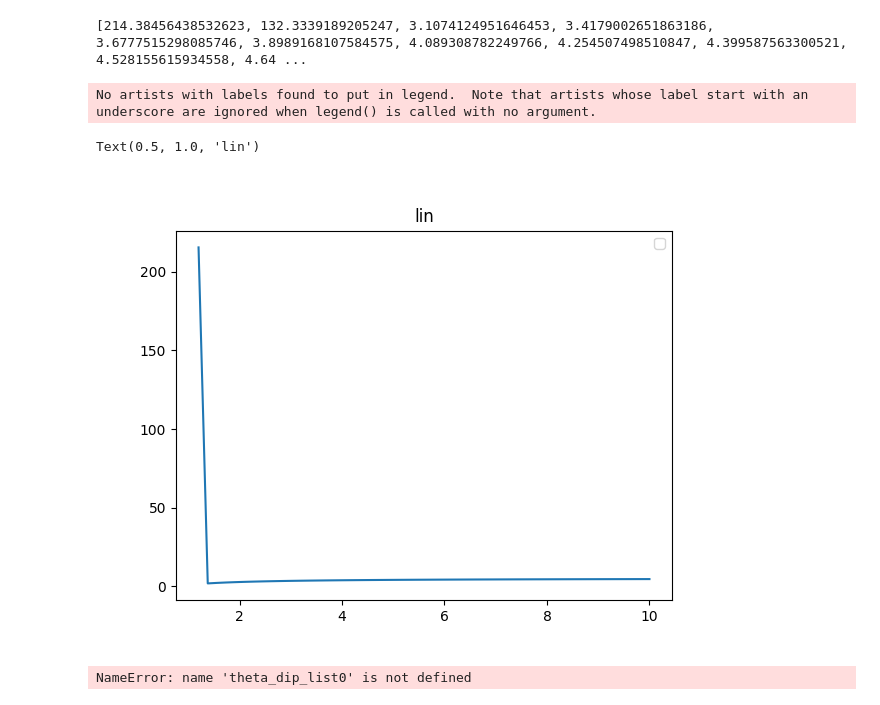
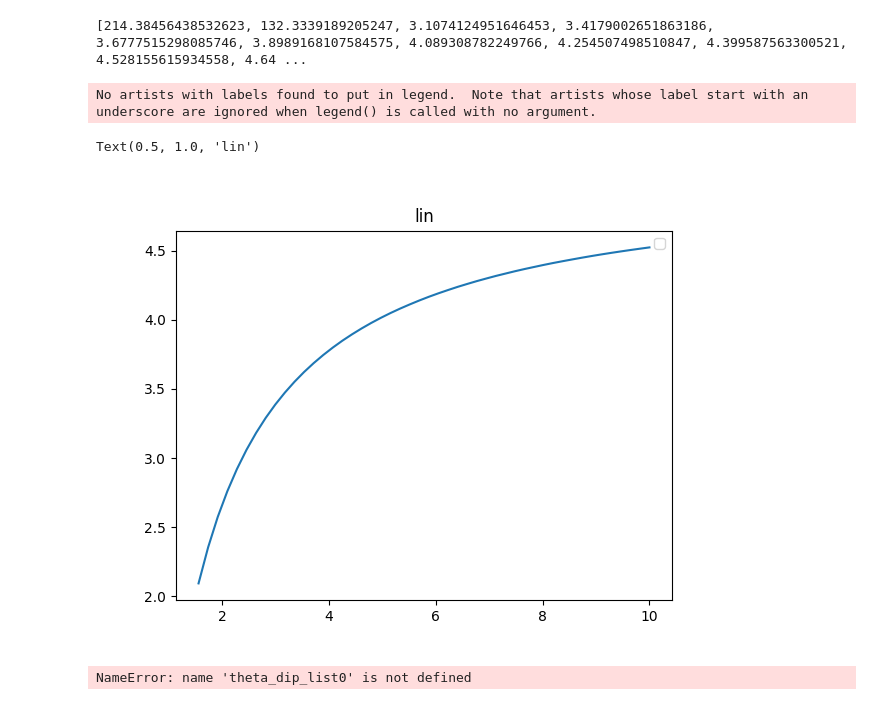
Before and after one commit to Yugal0/fitting-eis-dipangle-analysis, a Jupyter notebook: main.ipynb, the cells around one changed output. Cells and saved outputs as stored; diff of their text form; code cells hidden in the pictures.

```diff
--- a/main.ipynb
+++ b/main.ipynb
@@ -162,20 +162,20 @@ print(theta_dip_list0[1][0])
 # %%
 ratio_range=np.linspace(1.2,10,50)
 # gg=theta_dip_list0[0]
 # hh=gg[0]
 fig,axx=plt.subplots()
 x=ratio_range
 # for a,hh in zip([0.9],gg):
     # axx.plot(x[1:len(x)],hh[1:len(hh)],label=a)
-axx.plot(ratio_range,theta_dip_list0[1][1])
+axx.plot(ratio_range[2:],theta_dip_list0[1][1][2:])
 axx.legend()
 axx.set_title("lin")
 # axx.set_xticks(np.arange(0, 10.5, 0.5))
 # axx.set_yticks(np.arange(0, 12, 1))
 # %% [output]
 No artists with labels found to put in legend.  Note that artists whose label start with an underscore are ignored when legend() is called with no argument.
 Text(0.5, 1.0, 'lin')
-[figure, old version]
+[figure, new version]
 # %%
 # print(np.linspace(1.1,10,50))
 
```
